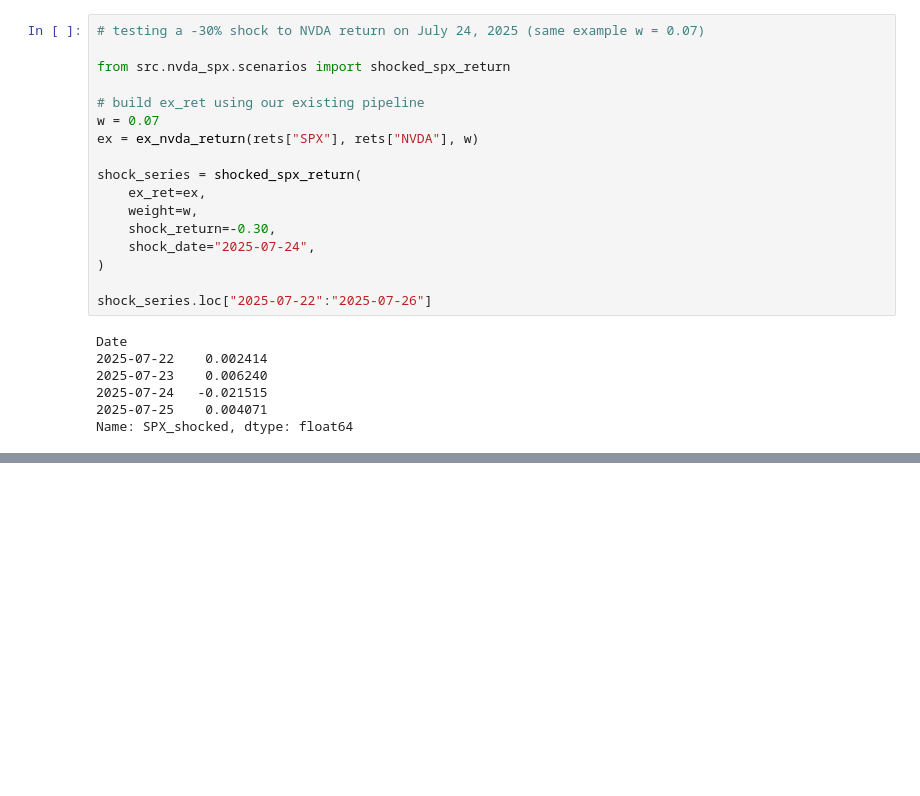
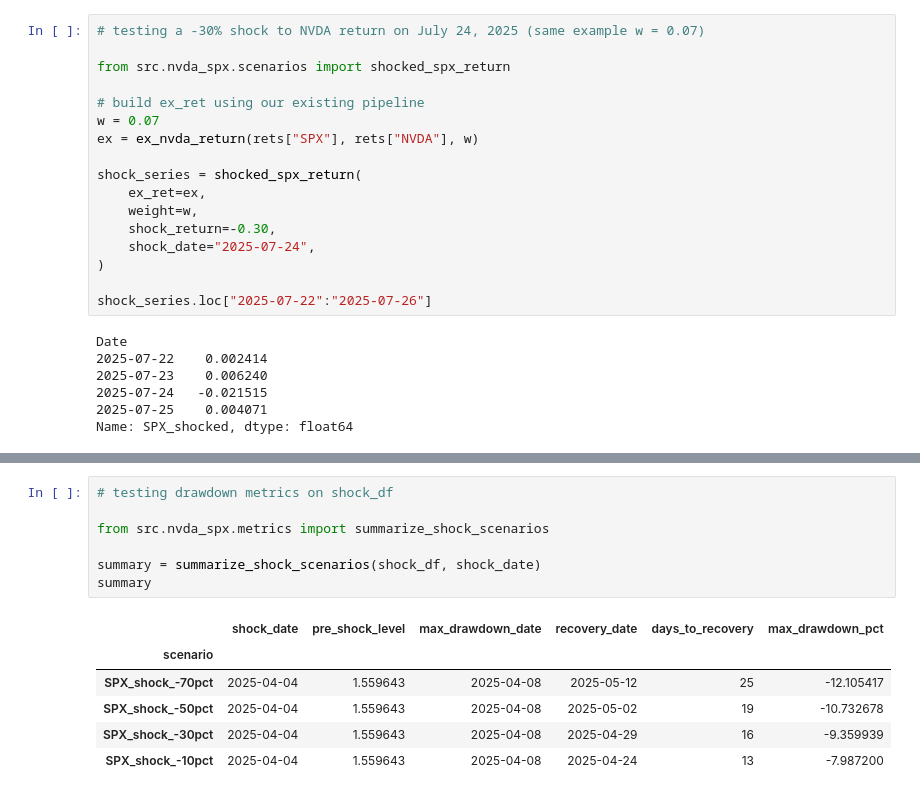
Before and after one commit to skolins3651/nvda-spx-risk-analysis, a Jupyter notebook: notebooks/01_explore_ex_nvda.ipynb, the cells around one changed output, grey strips where cells are left out. Drawn from its saved outputs; the diff is of its cells as text; blank space fills up the shorter version.

Commit message:
feat: add shock drawdown metrics and scenario summary table

```diff
--- a/notebooks/01_explore_ex_nvda.ipynb
+++ b/notebooks/01_explore_ex_nvda.ipynb
@@ -190,0 +195,14 @@ plot_cumulative(
+# %%
+# testing drawdown metrics on shock_df
+
+from src.nvda_spx.metrics import summarize_shock_scenarios
+
+summary = summarize_shock_scenarios(shock_df, shock_date)
+summary
+# %% [output]
+|  | shock_date | pre_shock_level | max_drawdown_date | recovery_date | days_to_recovery | max_drawdown_pct |
+| scenario |  |  |  |  |  |  |
+| SPX_shock_-70pct | 2025-04-04 | 1.559643 | 2025-04-08 | 2025-05-12 | 25 | -12.105417 |
+| SPX_shock_-50pct | 2025-04-04 | 1.559643 | 2025-04-08 | 2025-05-02 | 19 | -10.732678 |
+| SPX_shock_-30pct | 2025-04-04 | 1.559643 | 2025-04-08 | 2025-04-29 | 16 | -9.359939 |
+| SPX_shock_-10pct | 2025-04-04 | 1.559643 | 2025-04-08 | 2025-04-24 | 13 | -7.987200 |
```
Also changed, not shown: parts of 7 cells of this notebook, 1 other file.
